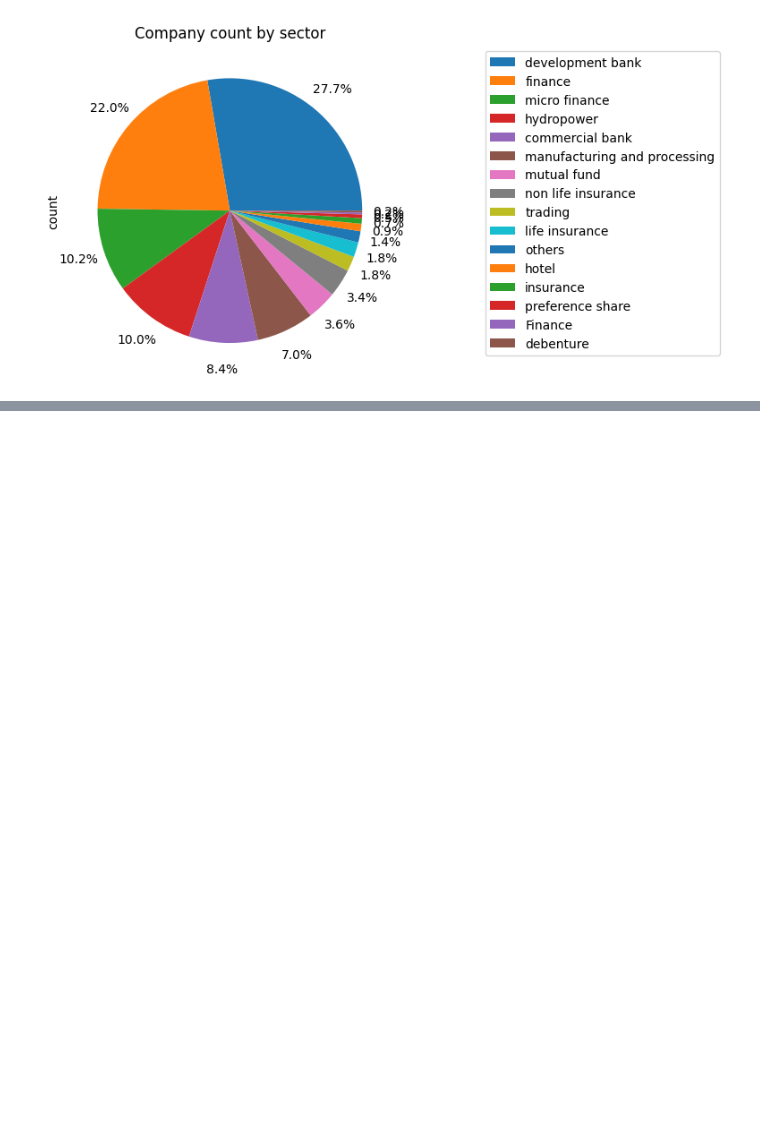
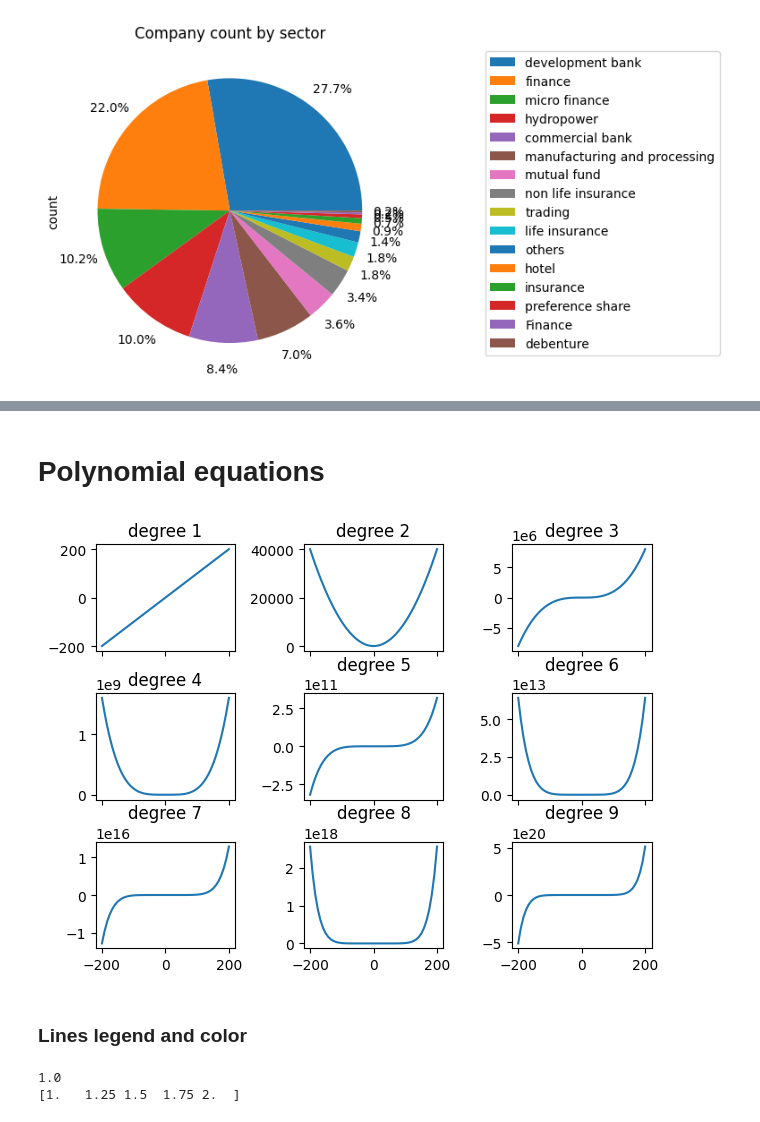
Before and after one commit to SajagAcharyaMasters/CC7182NI-Classes, a Jupyter notebook: stats intro/plotting.ipynb, the cells around one changed output, grey strips where cells are left out. Saved outputs shown, nothing was run; the diff lists cells and outputs as text; code cells hidden in the pictures; blank space fills up the shorter version.

```diff
--- a/stats intro/plotting.ipynb
+++ b/stats intro/plotting.ipynb
@@ -55,0 +216,25 @@ plt.show()
+# %% [markdown]
+# Polynomial equations
+# %%
+import numpy as np
+import matplotlib.pyplot as plt
+fig, ax = plt.subplots(3, 3, layout='tight', sharex=True)
+x = np.linspace(-200, 200)
+
+for n in range(9):
+    i, j = n // 3, n % 3
+    degree = n + 1
+    ax[i, j].plot(x, x ** degree)
+    ax[i, j].set_title(f'degree {degree}')
+plt.show()
+# %% [output]
+[figure, added]
+# %% [markdown]
+### Lines legend and color
+# %%
+import numpy as np
+print(np.sin(np.radians(90)))
+print(np.linspace(1, 2, 5))
+# %% [output]
+1.0
+[1.   1.25 1.5  1.75 2.  ]
```
Also changed, not shown: parts of 32 cells of this notebook.
